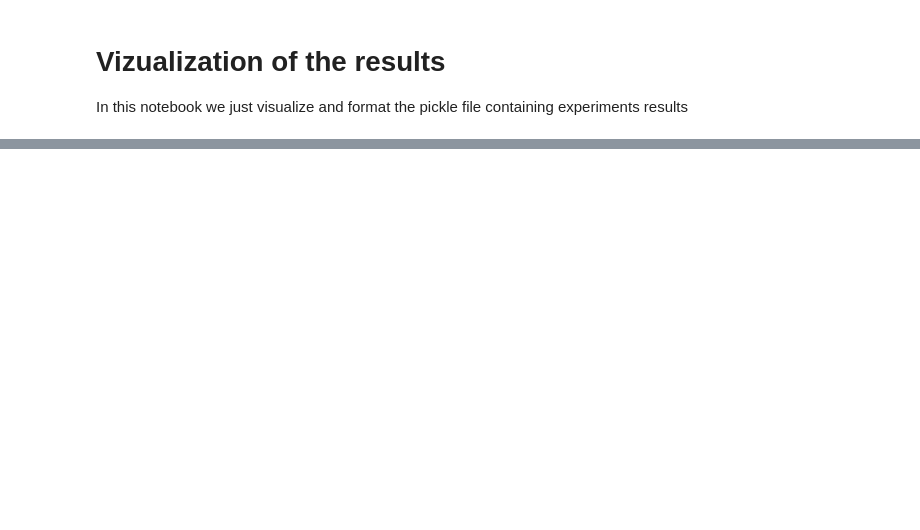
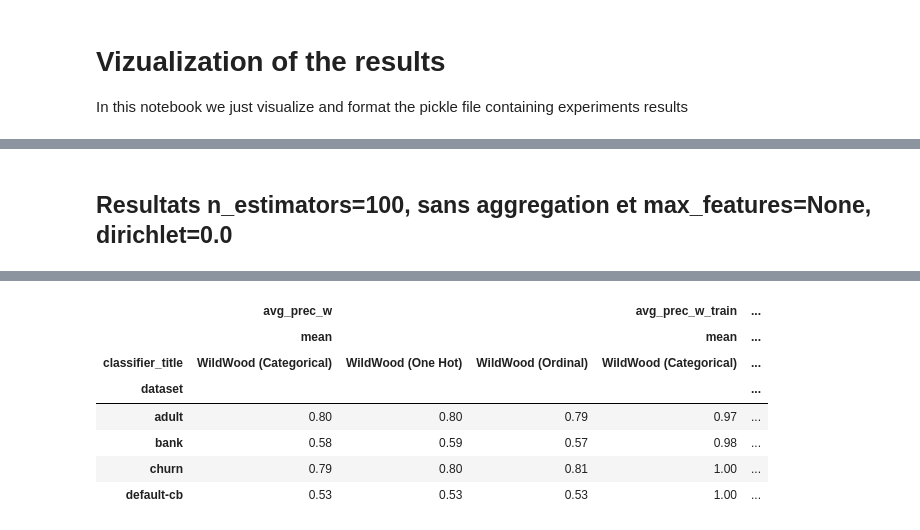
Before and after one commit to pyensemble/wildwood, a Jupyter notebook: experiments/check-results.ipynb, the cells around one changed output, grey strips where cells are left out. Cells and saved outputs as stored; diff of their text form; code cells hidden in the pictures; blank space fills up the shorter version.

```diff
--- a/experiments/check-results.ipynb
+++ b/experiments/check-results.ipynb
@@ -35,0 +47,7 @@ metric = "avg_prec_w"
+# %% [markdown]
+## Resultats n_estimators=100, sans aggregation et max_features=None, dirichlet=0.0
+# %%
+filename = "../benchmarks_2021-04-19-15:25:42.pickle"
+
+print_results(filename)
+# %% [output]
@@ -35,0 +55,8 @@ metric = "avg_prec_w"
+|  | avg_prec_w |  |  | avg_prec_w_train | ... |
+|  | mean |  |  | mean | ... |
+| classifier_title | WildWood (Categorical) | WildWood (One Hot) | WildWood (Ordinal) | WildWood (Categorical) | ... |
+| dataset |  |  |  |  | ... |
+| adult | 0.80 | 0.80 | 0.79 | 0.97 | ... |
+| bank | 0.58 | 0.59 | 0.57 | 0.98 | ... |
+| churn | 0.79 | 0.80 | 0.81 | 1.00 | ... |
+| default-cb | 0.53 | 0.53 | 0.53 | 1.00 | ... |
```
Also changed, not shown: parts of 34 cells of this notebook, 22 other files.
